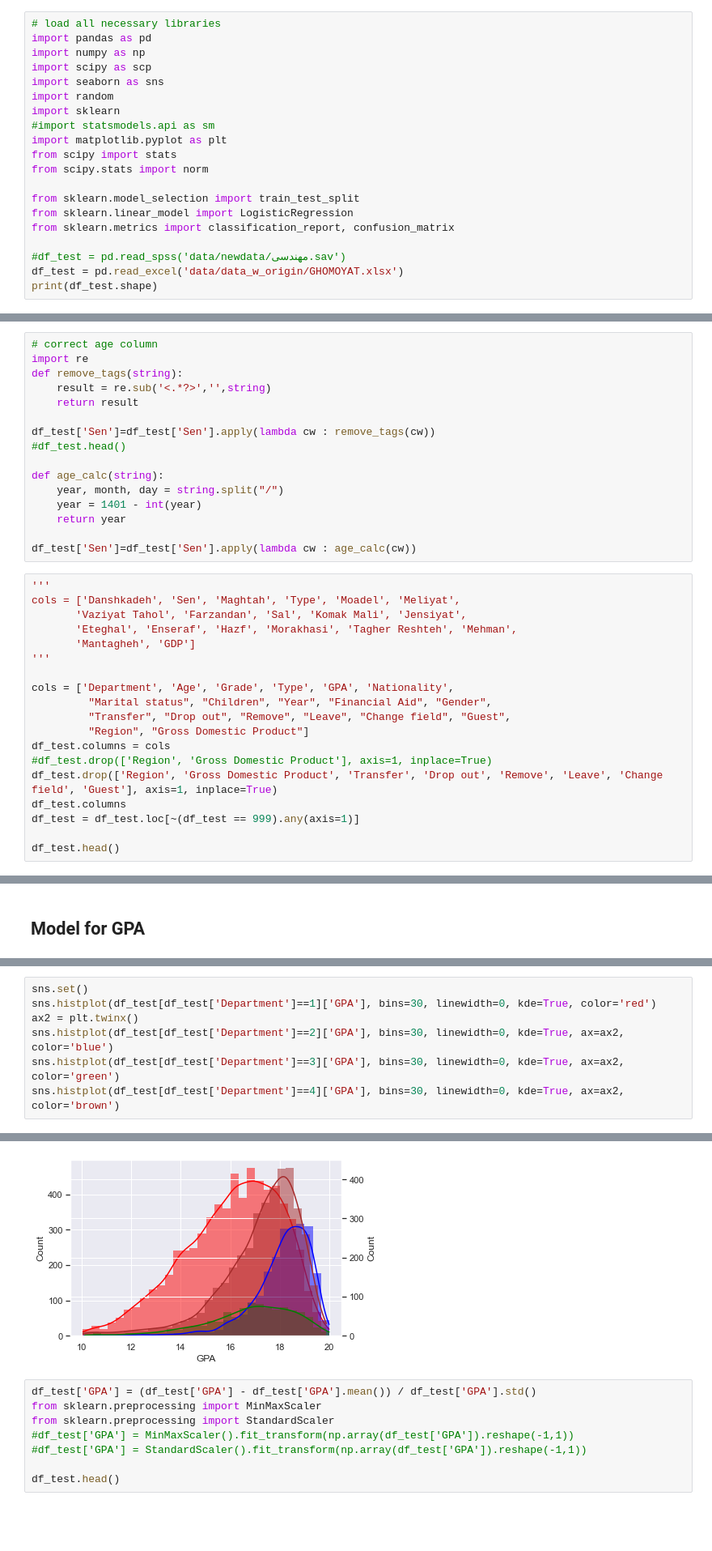
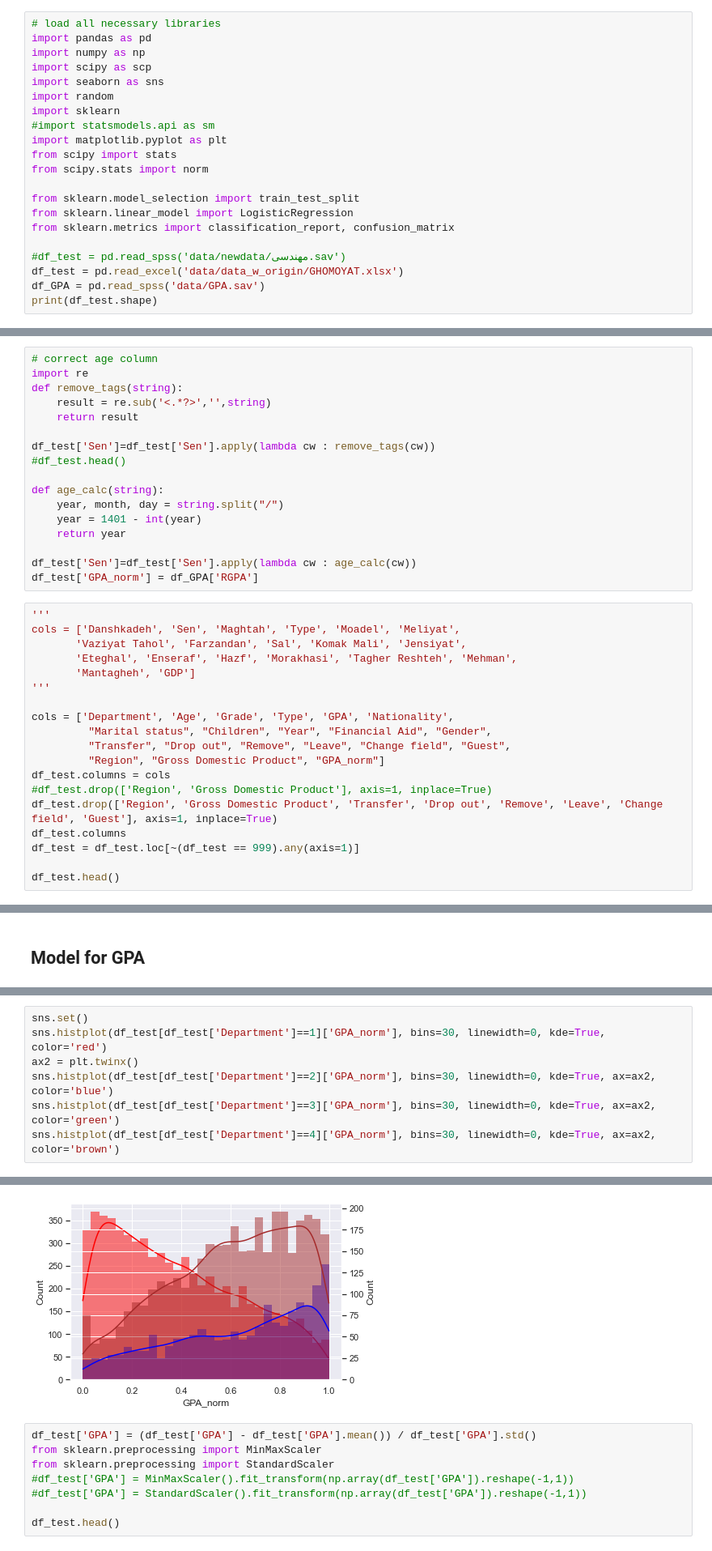
Before and after one commit to mghasemi19/ML_EconEduc, a Jupyter notebook: GPA_Regression.ipynb, the cells around one changed output, grey strips where cells are left out. Shown at 81% size. Saved outputs shown, nothing was run; the diff lists cells and outputs as text; blank space fills up the shorter version.

```diff
--- a/GPA_Regression.ipynb
+++ b/GPA_Regression.ipynb
@@ -21,6 +21,7 @@ from sklearn.metrics import classification_report, confusion_matrix
 
 #df_test = pd.read_spss('data/newdata/مهندسی.sav')
 df_test = pd.read_excel('data/data_w_origin/GHOMOYAT.xlsx')
+df_GPA = pd.read_spss('data/GPA.sav')
 print(df_test.shape)
 # %% [output]
 (15363, 19)
@@ -40,6 +50,7 @@ def age_calc(string):
     return year
 
 df_test['Sen']=df_test['Sen'].apply(lambda cw : age_calc(cw))
+df_test['GPA_norm'] = df_GPA['RGPA']
 # %%
 '''
 cols = ['Danshkadeh', 'Sen', 'Maghtah', 'Type', 'Moadel', 'Meliyat',
@@ -51,7 +62,7 @@ cols = ['Danshkadeh', 'Sen', 'Maghtah', 'Type', 'Moadel', 'Meliyat',
 cols = ['Department', 'Age', 'Grade', 'Type', 'GPA', 'Nationality',
          "Marital status", "Children", "Year", "Financial Aid", "Gender",
          "Transfer", "Drop out", "Remove", "Leave", "Change field", "Guest",
-         "Region", "Gross Domestic Product"]
+         "Region", "Gross Domestic Product", "GPA_norm"]
 df_test.columns = cols
 #df_test.drop(['Region', 'Gross Domestic Product'], axis=1, inplace=True)
 df_test.drop(['Region', 'Gross Domestic Product', 'Transfer', 'Drop out', 'Remove', 'Leave', 'Change field', 'Guest'], axis=1, inplace=True)
@@ -195,8 +221,8 @@ sns.displot(df_test, x= 'GPA', hue=df_test['Department'], kde=True, height=5, as
 # %%
 sns.set()
-sns.histplot(df_test[df_test['Department']==1]['GPA'], bins=30, linewidth=0, kde=True, color='red')
+sns.histplot(df_test[df_test['Department']==1]['GPA_norm'], bins=30, linewidth=0, kde=True, color='red')
 ax2 = plt.twinx()
-sns.histplot(df_test[df_test['Department']==2]['GPA'], bins=30, linewidth=0, kde=True, ax=ax2, color='blue')
-sns.histplot(df_test[df_test['Department']==3]['GPA'], bins=30, linewidth=0, kde=True, ax=ax2, color='green')
-sns.histplot(df_test[df_test['Department']==4]['GPA'], bins=30, linewidth=0, kde=True, ax=ax2, color='brown')
+sns.histplot(df_test[df_test['Department']==2]['GPA_norm'], bins=30, linewidth=0, kde=True, ax=ax2, color='blue')
+sns.histplot(df_test[df_test['Department']==3]['GPA_norm'], bins=30, linewidth=0, kde=True, ax=ax2, color='green')
+sns.histplot(df_test[df_test['Department']==4]['GPA_norm'], bins=30, linewidth=0, kde=True, ax=ax2, color='brown')
 # %% [output]
@@ -204,4 +230,4 @@ sns.histplot(df_test[df_test['Department']==4]['GPA'], bins=30, linewidth=0, kde
-[figure, old version]
+[figure, new version]
 # %%
 df_test['GPA'] = (df_test['GPA'] - df_test['GPA'].mean()) / df_test['GPA'].std()
 from sklearn.preprocessing import MinMaxScaler
```
Also changed, not shown: parts of 41 cells of this notebook, 2 other files.
